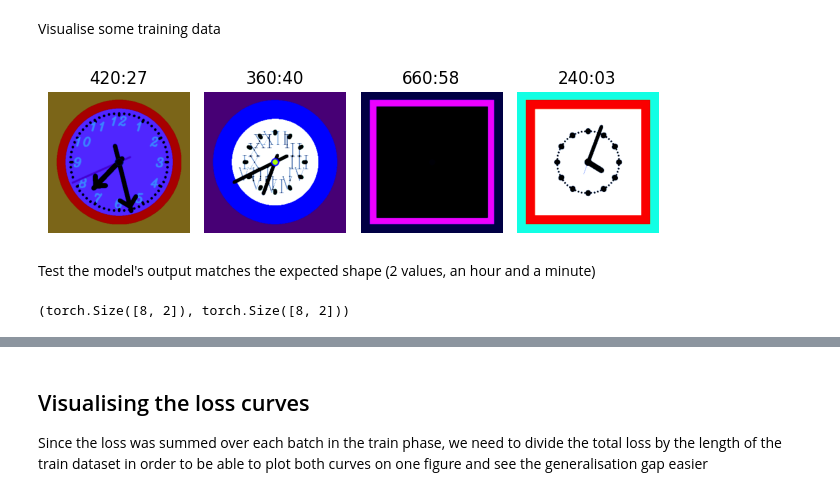
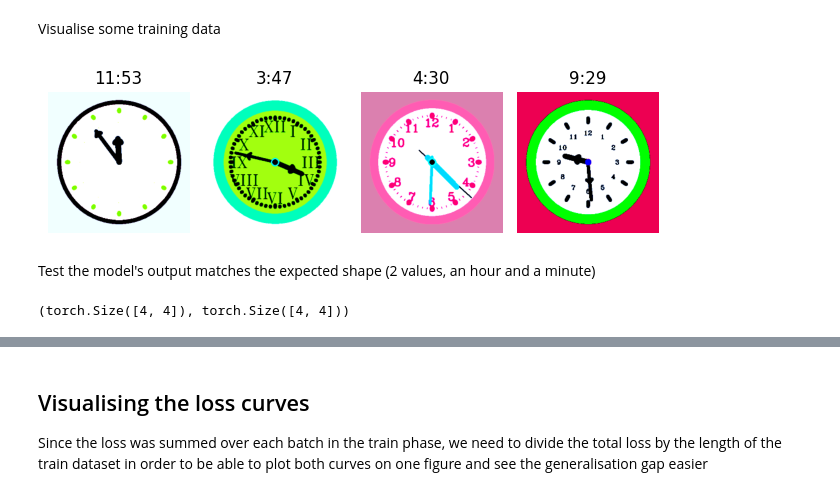
Before and after one commit to dont-text-me/PADL-assessment, a Jupyter notebook: padl.ipynb, the cells around one changed output, grey strips where cells are left out. Drawn from its saved outputs; the diff is of its cells as text; code cells hidden in the pictures.

```diff
--- a/padl.ipynb
+++ b/padl.ipynb
@@ -449,6 +491,5 @@ an 'hour' and a 'minute' component. For example, if the clock showed 8:30, the r
 # %%
 from torch.utils.data import Dataset
-import torch
 import os
 from torchvision.io import read_image
 from pathlib import Path
@@ -463,8 +504,8 @@ class ClocksDataset(Dataset):
 
     def __len__(self):
         return len(
-            glob(f"{self.data_dir}/*.txt")
-        )  # Return the count of TXT (label) files in the data directory
+            glob(f"{self.data_dir}/*.png")
+        )  # Return the count of png files in the data directory
 
     def __getitem__(self, item):
         img_path = os.path.join(self.data_dir, f"{str(item).zfill(4)}.png")
@@ -474,9 +515,11 @@ class ClocksDataset(Dataset):
             image = self.transform(image)
         label = Path(label_path).read_text()
         hours, minutes = label.split(":")
+        hours, minutes = int(hours), int(minutes)
         return (
             image,
-            torch.tensor([int(hours) * 60, int(minutes)], dtype=torch.float32),
+            torch.tensor(clock_to_sin_cos(hours, minutes), dtype=torch.float32),
+            f"{hours}:{minutes}",  # just for visuals
         )
 # %%
 from torchvision.transforms import v2
@@ -492,30 +535,28 @@ transform = v2.Compose(
 )
 train_indices, test_indices = train_test_split(
     range(1000),  # image names are just numbers so a range is fine here
-    train_size=0.8,
+    train_size=0.9,
 )  # there is another set of data to test with so train on more data than usual
 train_sampler = SubsetRandomSampler(train_indices)
 test_sampler = SubsetRandomSampler(test_indices)
 # %%
 dataset = ClocksDataset("train", transform)
-train_loader = DataLoader(dataset, sampler=train_sampler, batch_size=8)
+train_loader = DataLoader(dataset, sampler=train_sampler, batch_size=4)
 test_loader = DataLoader(
     dataset, sampler=test_sampler, batch_size=len(test_indices)
 )  # No need to batch the test data, process the whole set at once
 # %% [markdown]
 Visualise some training data
 # %%
-images, labels = next(iter(train_loader))
+images, _, display_labels = next(iter(train_loader))
 fig, ax = plt.subplots(1, 4)
-for idx, (image, label) in enumerate(zip(images[0:4], labels[0:4])):
+for idx, (image, label) in enumerate(zip(images[0:4], display_labels[0:4])):
     ax[idx].imshow(image.permute(1, 2, 0).clamp(0, 1))
     ax[idx].set_axis_off()
-    ax[idx].set_title(
-        ":".join(map(lambda x: str(int(x)).rjust(2, "0"), label.tolist()))
-    )
-    fig.tight_layout()
+    ax[idx].set_title(label)
+fig.tight_layout()
 # %% [output]
-[figure, old version]
+[figure, new version]
 # %%
 import torch.nn as nn
 
@@ -689,8 +728,8 @@ model = ClockPredictor("mps")
 # %% [markdown]
 Test the model's output matches the expected shape (2 values, an hour and a minute)
 # %%
-imgs, labels = next(iter(train_loader))
+imgs, labels, _ = next(iter(train_loader))
 model(imgs.to("mps")).shape, labels.shape
 # %% [output]
-(torch.Size([8, 2]), torch.Size([8, 2]))
+(torch.Size([4, 4]), torch.Size([4, 4]))
 # %%
```
Also changed, not shown: parts of 9 cells of this notebook, 1 other file.
